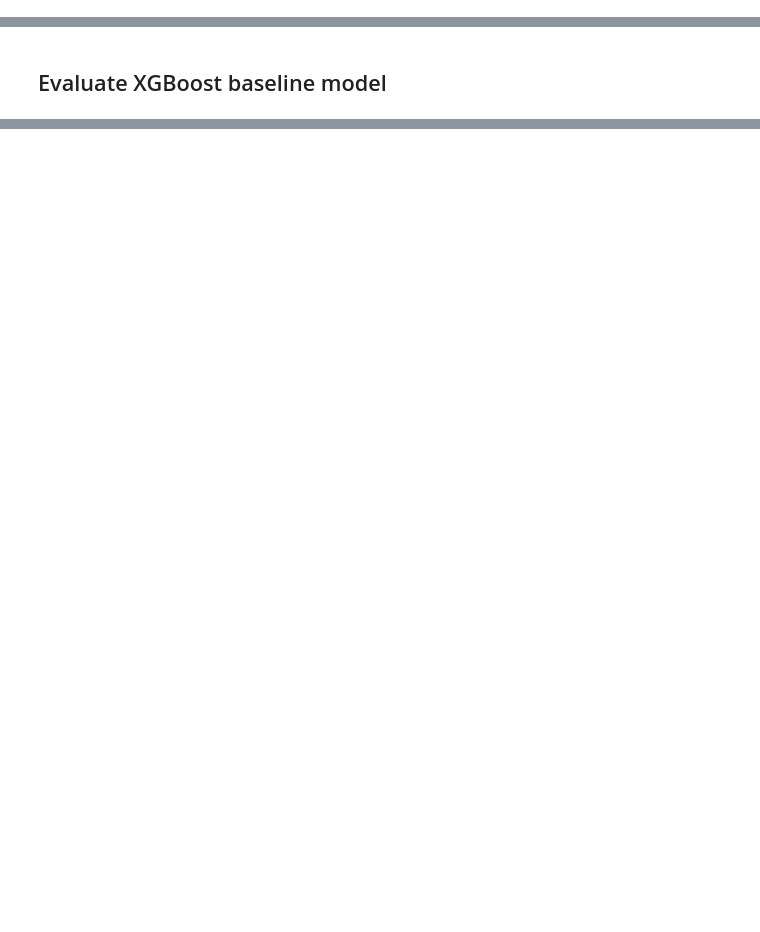
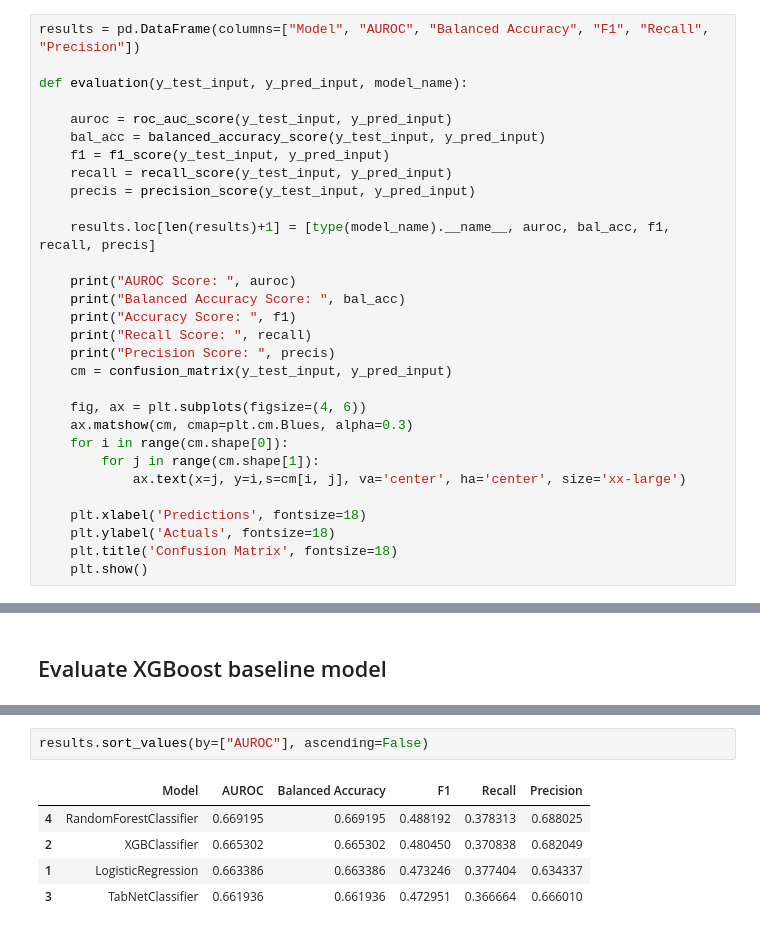
Before and after one commit to rvloenhout/DSS_Master_Thesis, a Jupyter notebook: _3. Evaluation/Baseline evaluation/Baseline_eval.ipynb, the cells around one changed output, grey strips where cells are left out. Drawn from its saved outputs; the diff is of its cells as text; blank space fills up the shorter version.

```diff
--- a/_3. Evaluation/Baseline evaluation/Baseline_eval.ipynb
+++ b/_3. Evaluation/Baseline evaluation/Baseline_eval.ipynb
@@ -48,3 +46,33 @@ path_model = "../../../../Thesis_data/Models/"
+# %%
+results = pd.DataFrame(columns=["Model", "AUROC", "Balanced Accuracy", "F1", "Recall", "Precision"])
+
+def evaluation(y_test_input, y_pred_input, model_name):
+
+    auroc = roc_auc_score(y_test_input, y_pred_input)
+    bal_acc = balanced_accuracy_score(y_test_input, y_pred_input)
+    f1 = f1_score(y_test_input, y_pred_input)
+    recall = recall_score(y_test_input, y_pred_input)
+    precis = precision_score(y_test_input, y_pred_input)
+
+    results.loc[len(results)+1] = [type(model_name).__name__, auroc, bal_acc, f1, recall, precis]
+
+    print("AUROC Score: ", auroc)
+    print("Balanced Accuracy Score: ", bal_acc)
+    print("Accuracy Score: ", f1)
+    print("Recall Score: ", recall)
+    print("Precision Score: ", precis)
+    cm = confusion_matrix(y_test_input, y_pred_input)
+
+    fig, ax = plt.subplots(figsize=(4, 6))
+    ax.matshow(cm, cmap=plt.cm.Blues, alpha=0.3)
+    for i in range(cm.shape[0]):
+        for j in range(cm.shape[1]):
+            ax.text(x=j, y=i,s=cm[i, j], va='center', ha='center', size='xx-large')
+
+    plt.xlabel('Predictions', fontsize=18)
+    plt.ylabel('Actuals', fontsize=18)
+    plt.title('Confusion Matrix', fontsize=18)
+    plt.show()
 # %%
 X_test = pd.read_csv(path_csv + "ontime_reporting_X_test.csv")
 y_test = pd.read_csv(path_csv + "ontime_reporting_y_test.csv")
@@ -105,0 +148,8 @@ Precision Score:  0.6843063221699232
+# %%
+results.sort_values(by=["AUROC"], ascending=False)
+# %% [output]
+|  | Model | AUROC | Balanced Accuracy | F1 | Recall | Precision |
+| 4 | RandomForestClassifier | 0.669195 | 0.669195 | 0.488192 | 0.378313 | 0.688025 |
+| 2 | XGBClassifier | 0.665302 | 0.665302 | 0.480450 | 0.370838 | 0.682049 |
+| 1 | LogisticRegression | 0.663386 | 0.663386 | 0.473246 | 0.377404 | 0.634337 |
+| 3 | TabNetClassifier | 0.661936 | 0.661936 | 0.472951 | 0.366664 | 0.666010 |
```
Also changed, not shown: parts of 15 cells of this notebook, 7 other files.
